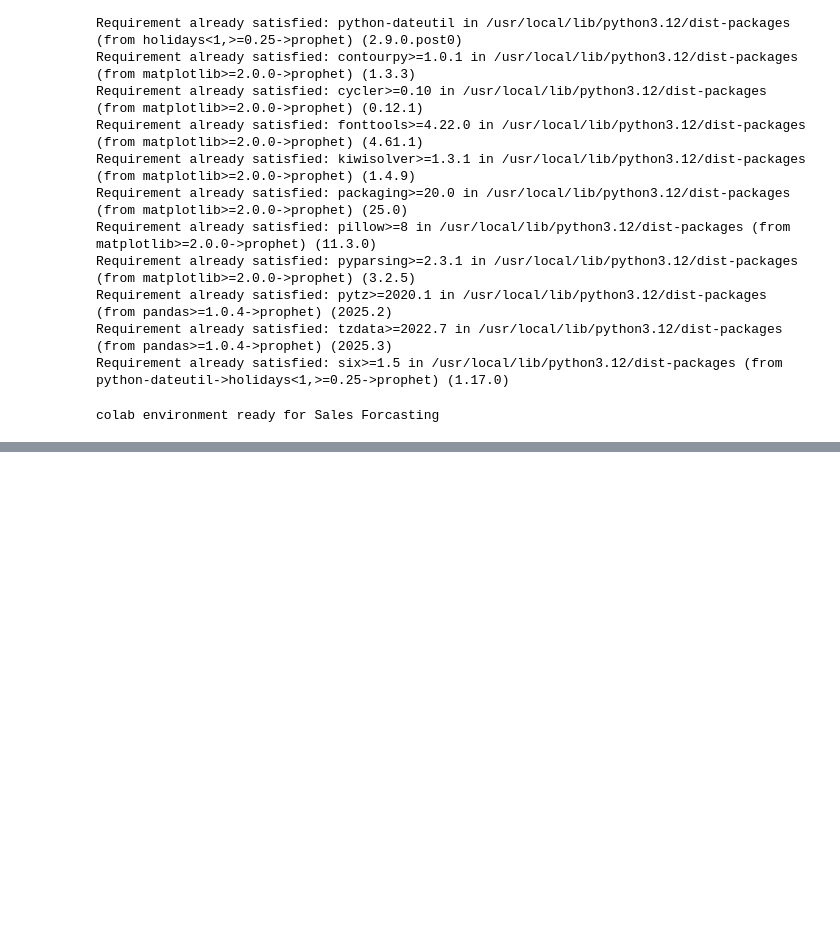
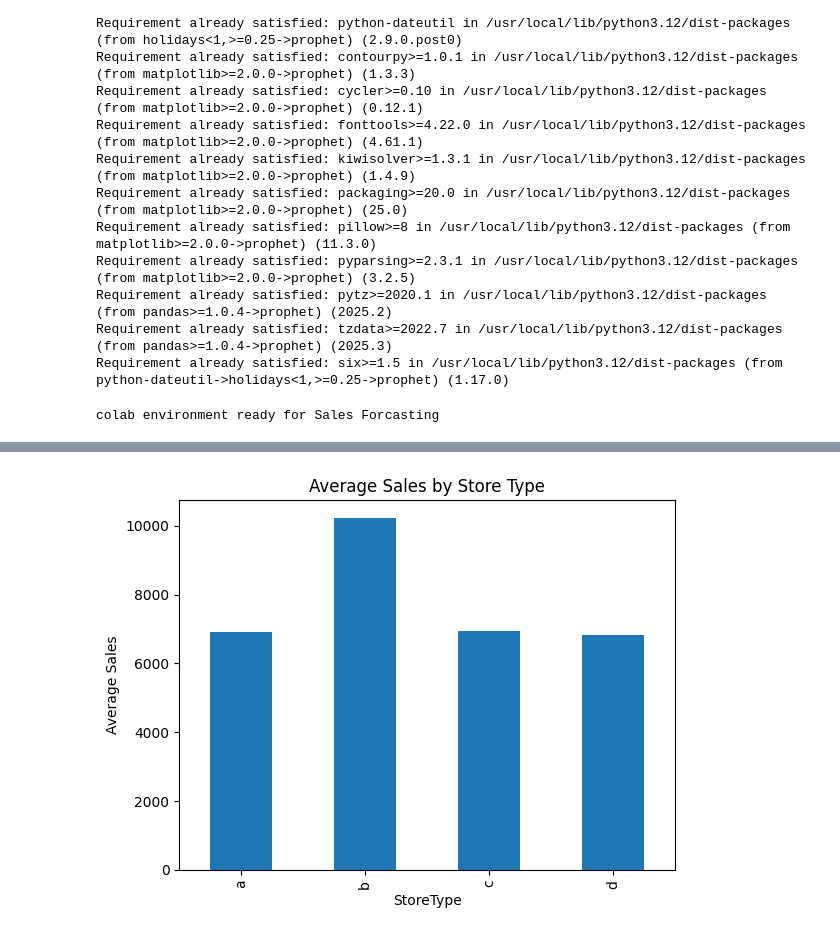
Before and after one commit to PranitUkhalkar/FUTURE_ML_01, a Jupyter notebook: Sales_Forecasting_Task1.ipynb, the cells around one changed output, grey strips where cells are left out. Cells and saved outputs as stored; diff of their text form; code cells hidden in the pictures; blank space fills up the shorter version.

```diff
--- a/Sales_Forecasting_Task1.ipynb
+++ b/Sales_Forecasting_Task1.ipynb
@@ -39,0 +139,9 @@ colab environment ready for Sales Forcasting
+# %%
+#Store Tyoe Performance
+store_type_sales = df.groupby('StoreType')['Sales'].mean()
+
+store_type_sales.plot(kind='bar', title='Average Sales by Store Type')
+plt.ylabel("Average Sales")
+plt.show()
+# %% [output]
+[figure, added]
```
Also changed, not shown: parts of 15 cells of this notebook.
